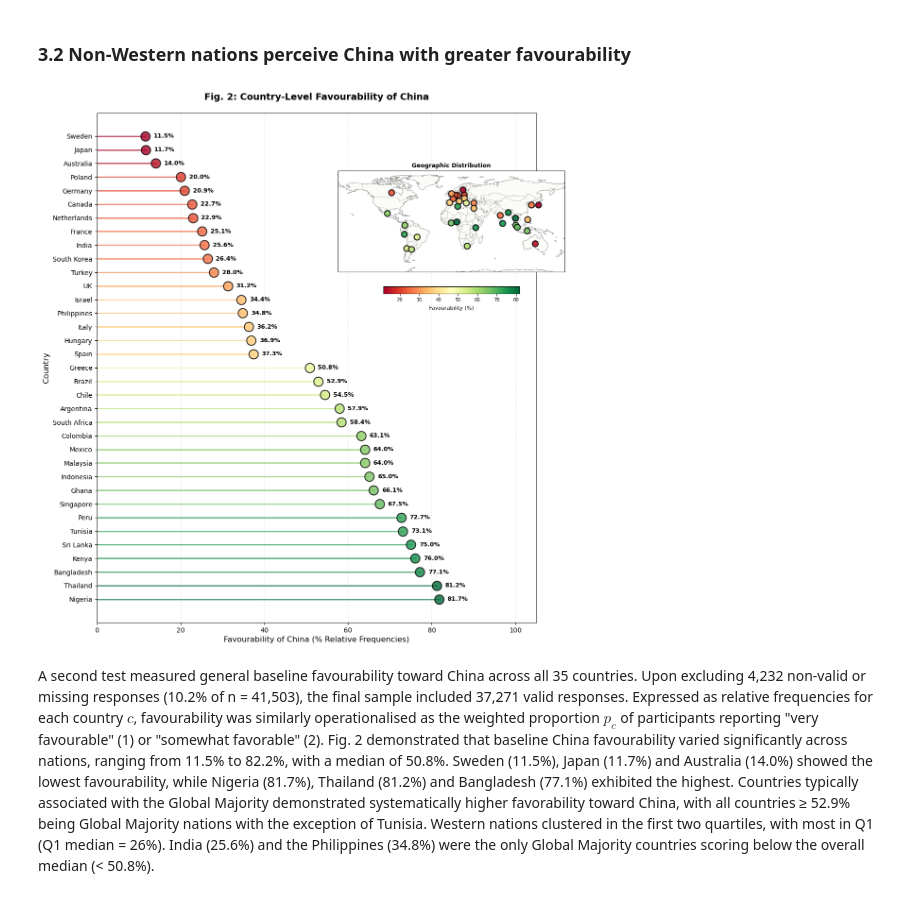
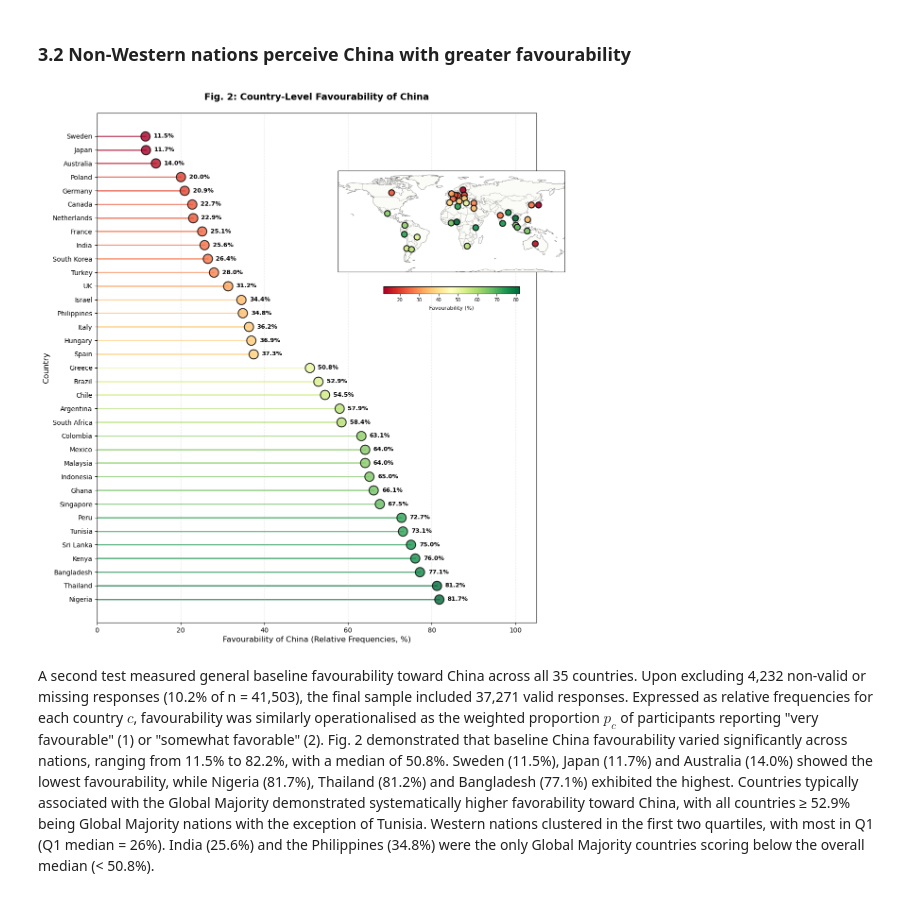
Before and after one commit to tcanm/pew-global-attitudes-analysis-2024, a Jupyter notebook: summative v2.ipynb, the cells around one changed output. Saved outputs shown, nothing was run; the diff lists cells and outputs as text; code cells hidden in the pictures.

```diff
--- a/summative v2.ipynb
+++ b/summative v2.ipynb
@@ -274,36 +263,36 @@ for country in plot_df.index:
         ax_map.scatter(lon, lat, s=80, c=[favorability], cmap=cmap,
                       vmin=norm.vmin, vmax=norm.vmax, alpha=0.9,
                       edgecolors='black', linewidth=1.5, zorder=5,
                       transform=ccrs.PlateCarree())
 
 # Add colorbar for favorability gradient
 sm = plt.cm.ScalarMappable(cmap=cmap, norm=norm)
 sm.set_array([])
 cbar = plt.colorbar(sm, ax=ax_map, orientation='horizontal',
                    pad=0.05, shrink=0.6, aspect=20)
 cbar.set_label('Favourability (%)', fontsize=8, labelpad=5)
 cbar.ax.tick_params(labelsize=7)
 
 # Set map bounds
 ax_map.set_global()
 ax_map.set_extent([-180, 180, -70, 90], crs=ccrs.PlateCarree())
-ax_map.set_title('Geographic Distribution', fontsize=9, fontweight='bold', pad=5)
+ax_map.set_title(' ', fontsize=9, fontweight='bold', pad=5)
 
 # Main plot settings
 ax.set_yticks(y_pos)
 ax.set_yticklabels(plot_df.index, fontsize=10)
-ax.set_xlabel('Favourability of China (% Relative Frequencies)', fontsize=12)
+ax.set_xlabel('Favourability of China (Relative Frequencies, %)', fontsize=12)
 ax.set_ylabel('Country', fontsize=12)
 ax.set_title('Fig. 2: Country-Level Favourability of China',
              fontsize=14, fontweight='bold', pad=20)
 ax.set_xlim(0, 105)  # Extended slightly to accommodate percentage text
 ax.set_xticks(np.arange(0, 101, 20))
 ax.grid(True, alpha=0.3, axis='x', linestyle='--')
 ax.invert_yaxis()  # Top to bottom
 
 plt.show()
 # %% [output]
-[figure, old version]
+[figure, new version]
 # %% [markdown]
 A second test measured general baseline favourability toward China across all 35 countries. Upon excluding 4,232 non-valid or missing responses (10.2% of n = 41,503), the final sample included 37,271 valid responses. Expressed as relative frequencies for each country $c$, favourability was similarly operationalised as the weighted proportion $p_c$ of participants reporting "very favourable" (1) or "somewhat favorable" (2). Fig. 2 demonstrated that baseline China favourability varied significantly across nations, ranging from 11.5% to 82.2%, with a median of 50.8%. Sweden (11.5%), Japan (11.7%) and Australia (14.0%) showed the lowest favourability, while Nigeria (81.7%), Thailand (81.2%) and Bangladesh (77.1%) exhibited the highest. Countries typically associated with the Global Majority demonstrated systematically higher favorability toward China, with all countries ≥ 52.9% being Global Majority nations with the exception of Tunisia. Western nations clustered in the first two quartiles, with most in Q1 (Q1 median = 26%). India (25.6%) and the Philippines (34.8%) were the only Global Majority countries scoring below the overall median (< 50.8%).
 # %% [markdown]
```
Also changed, not shown: parts of 20 cells of this notebook, 1 other file.
